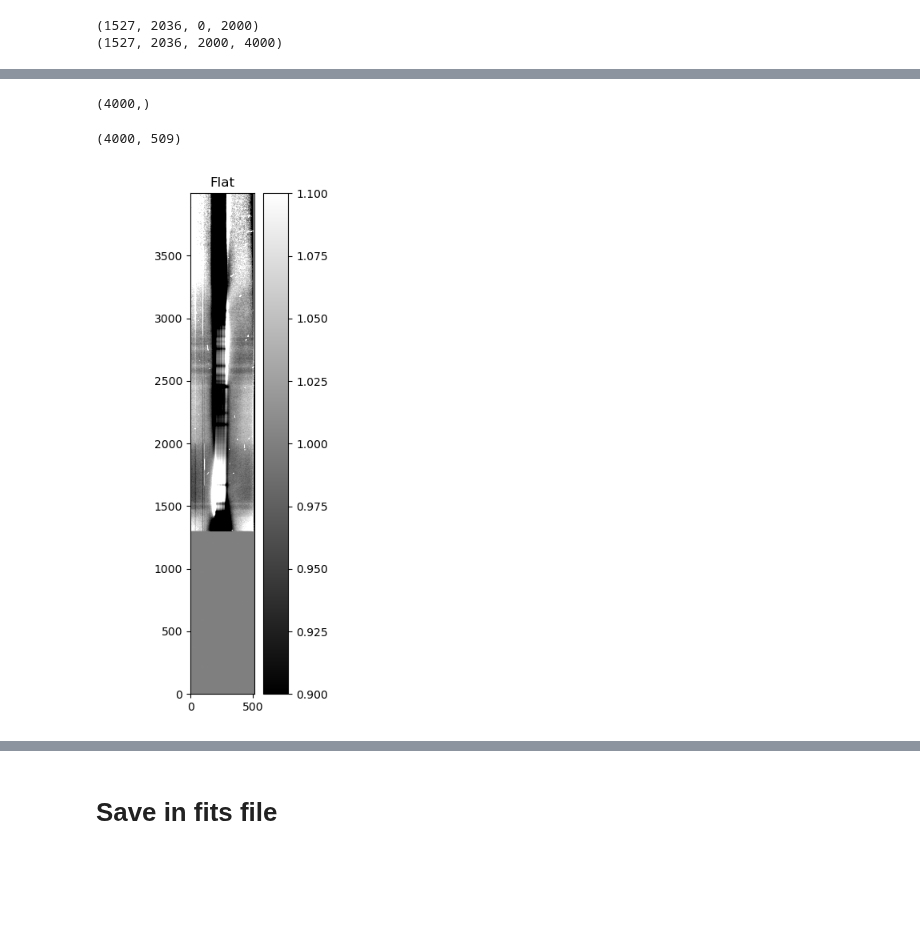
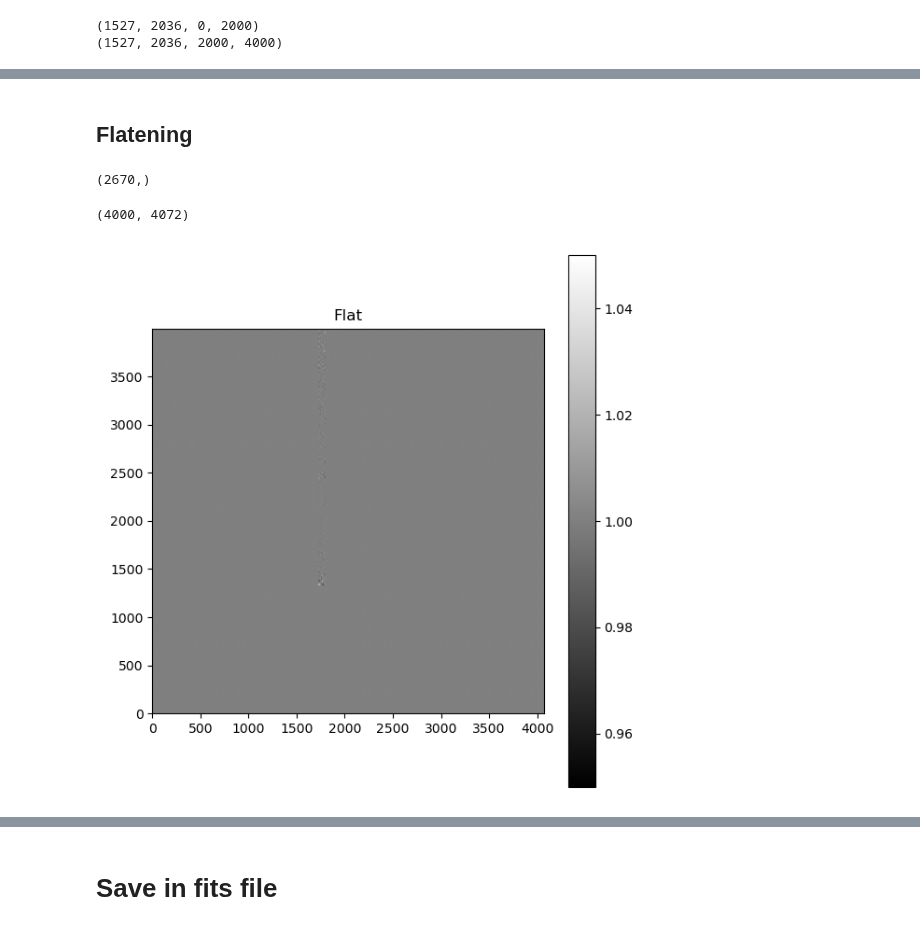
Before and after one commit to mrmonroy/AuxTel_summit_tests_2023, a Jupyter notebook: special_flats_shifting_star/horizontal_shift_star/horizontal_shift_run_20230926.ipynb, the cells around one changed output, grey strips where cells are left out. Cells and saved outputs as stored; diff of their text form; code cells hidden in the pictures; blank space fills up the shorter version.

Commit message:
Solved bugs and improved flat defintion by narrowing X pixel range

```diff
--- a/special_flats_shifting_star/horizontal_shift_star/horizontal_shift_run_20230926.ipynb
+++ b/special_flats_shifting_star/horizontal_shift_star/horizontal_shift_run_20230926.ipynb
@@ -575,9 +617,0 @@ ax.grid()
-# %%
-fig = plt.figure(figsize=(8,6))
-ax = fig.add_subplot(111)
-for row_ in range(yint00,yint1):
-    ax.plot(np.arange(xint0,xint1),sum_array[row_,xint0:xint1]/median_,color='k',alpha=0.005)
-ax.set_xlim(1650,1800)
-ax.grid()
-ax.set_xlabel('X pixel')
-ax.set_ylabel(r'ADU/$\langle \mathrm{median} \rangle$')
@@ -591,6 +618,11 @@ yint01
 # %%
-deproj_array_ = np.ones(sum_array[y0:y11,x0:x1].shape)
-deproj_array_[yint00:y11,:] = sum_array[yint00:y11,x0:x1]/median_
+#deproj_array_ = np.ones(sum_array[y0:y11,x0:x1].shape)
+deproj_array_ = np.copy(sum_array)
+for row_ in range(yint00,yint1):
+    bin_ = np.digitize(row_,bins)
+    bin_median_ = bins_median[bin_]
+    deproj_array_[row_,x0:x1] = sum_array[row_,x0:x1]/bin_median_
+deproj_array_[y00:yint00,x0:x1] = 1.
 # %%
 deproj_array_.shape
 # %% [output]
@@ -609,21 +641,24 @@ plt.tight_layout()
+# %% [markdown]
+## Flatening
 # %%
-row_median = np.median(deproj_array_,axis=1)
+row_median = np.median(deproj_array_[yint00:yint1,xint0:xint1],axis=1)
 print(row_median.shape)
 # %% [output]
-(4000,)
+(2670,)
 # %%
-flat_array_ = deproj_array_/row_median[:,None]
-print(flat_array_.shape)
+flat_array = np.ones(sum_array.shape)
+flat_array[yint00:yint1,xint0:xint1] = deproj_array_[yint00:yint1,xint0:xint1]/row_median[:,None]
+print(flat_array.shape)
 # %% [output]
-(4000, 509)
+(4000, 4072)
 # %%
 %matplotlib widget
-fig = plt.figure(figsize=(3,7))
+fig = plt.figure(figsize=(6,6))
 ax = fig.add_subplot(111)
 #im = ax.imshow(deproj_array,cmap="gray",origin='lower',norm=LogNorm())
-im = ax.imshow(flat_array_,cmap="gray",origin='lower',vmin=0.9,vmax=1.1)
+im = ax.imshow(flat_array,cmap="gray",origin='lower',vmin=0.95,vmax=1.05)
 ax.set_title('Flat')
 fig.colorbar(im,ax=ax)
 plt.tight_layout()
 # %% [output]
-[figure, old version]
+[figure, new version]
```
Also changed, not shown: parts of 32 cells of this notebook.
